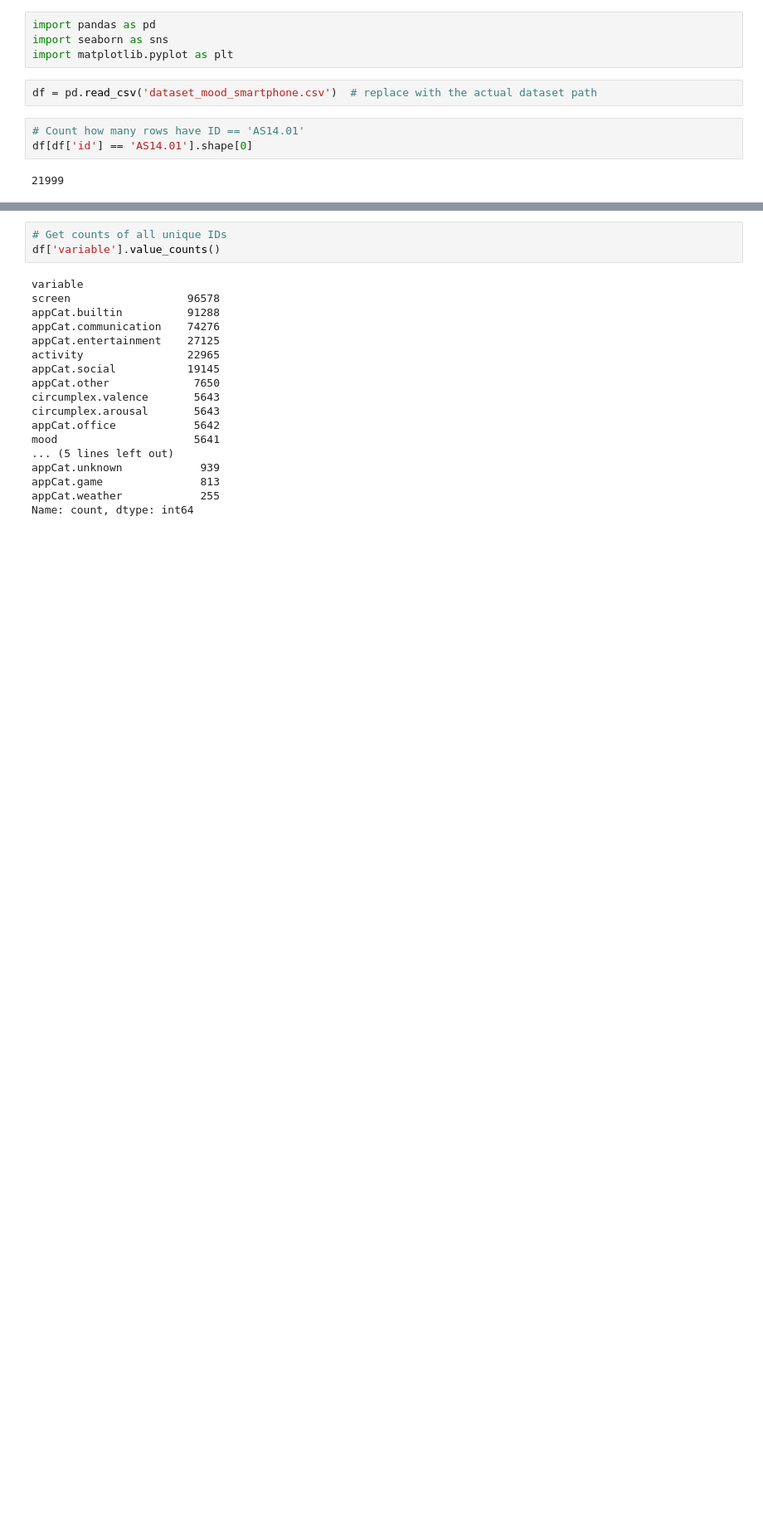
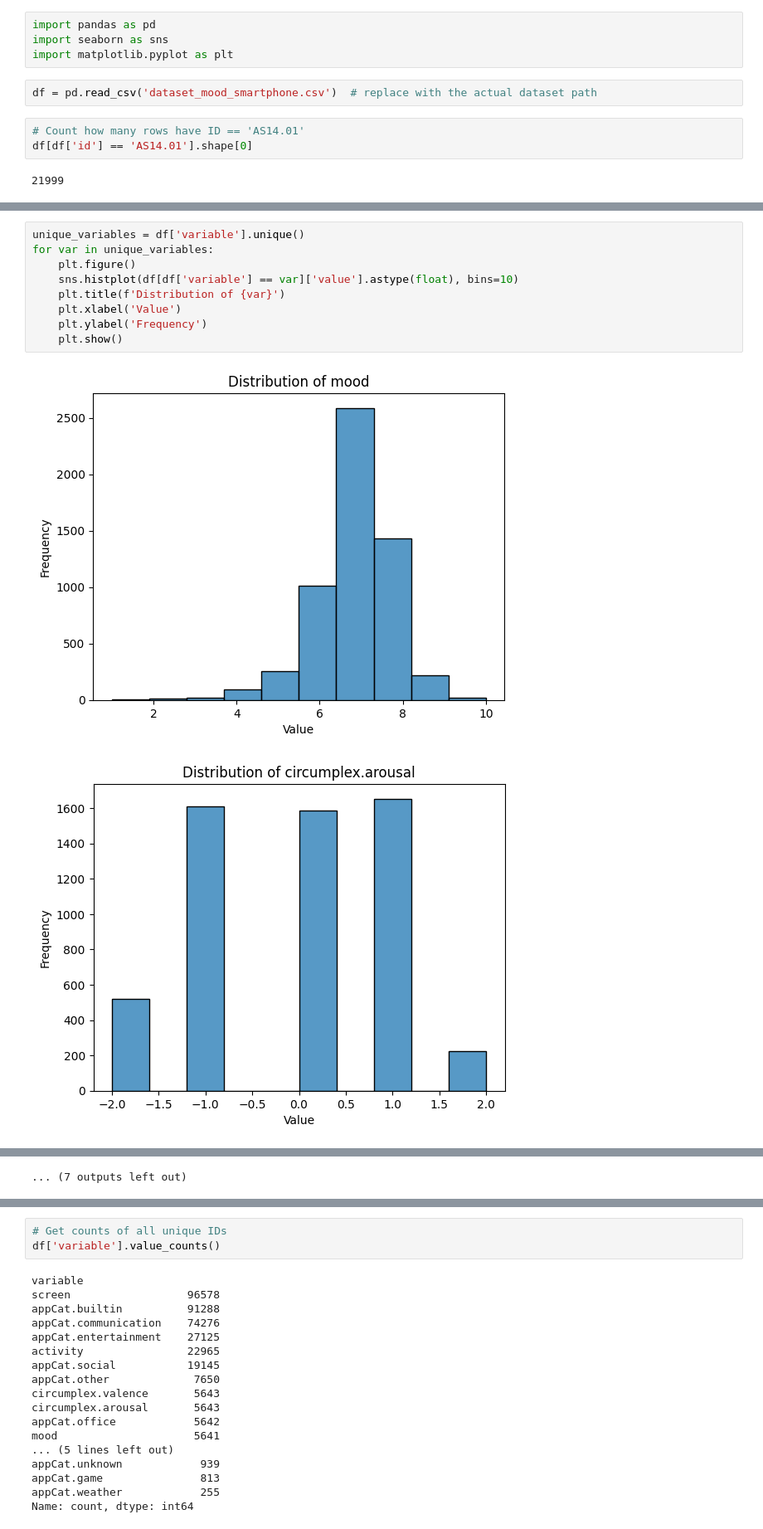
Before and after one commit to kuuroooo/data-mining, a Jupyter notebook: exploration.ipynb, the cells around one changed output, grey strips where cells are left out. Shown at 83% size. Cells and saved outputs as stored; diff of their text form; blank space fills up the shorter version.

```diff
--- a/exploration.ipynb
+++ b/exploration.ipynb
@@ -32,0 +17,12 @@ Name: count, dtype: int64
+# %%
+unique_variables = df['variable'].unique()
+for var in unique_variables:
+    plt.figure()
+    sns.histplot(df[df['variable'] == var]['value'].astype(float), bins=10)
+    plt.title(f'Distribution of {var}')
+    plt.xlabel('Value')
+    plt.ylabel('Frequency')
+    plt.show()
+# %% [output]
+[figure, added]
+[figure, added]
@@ -32,0 +39 @@ Name: count, dtype: int64
+... (7 outputs left out)
```
Also changed, not shown: parts of 19 cells of this notebook.
